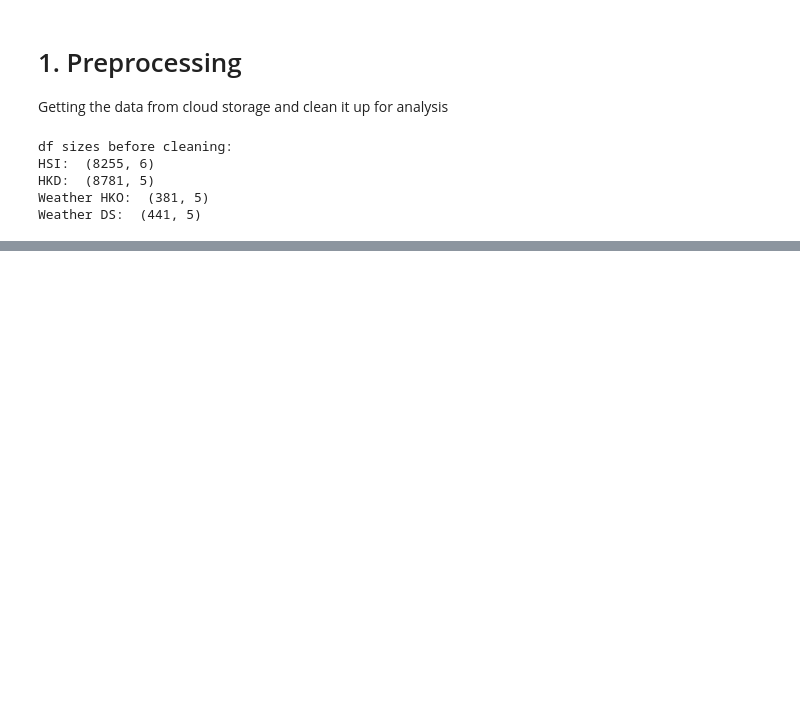
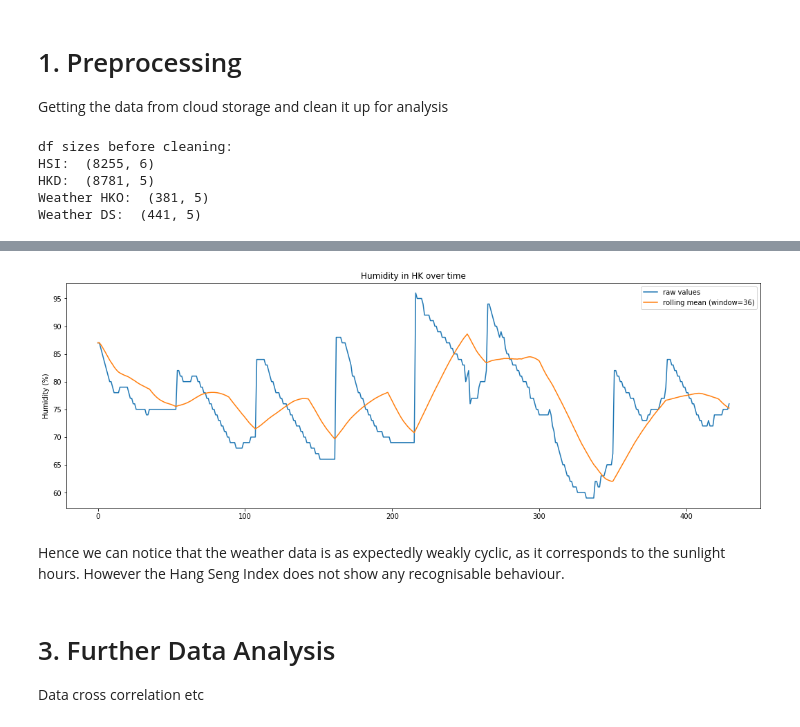
Before and after one commit to gornus/SIOT, a Jupyter notebook: data_analysis/data_analysis.ipynb, the cells around one changed output, grey strips where cells are left out. Cells and saved outputs as stored; diff of their text form; code cells hidden in the pictures; blank space fills up the shorter version.

```diff
--- a/data_analysis/data_analysis.ipynb
+++ b/data_analysis/data_analysis.ipynb
@@ -263,0 +306,18 @@ See the caveats in the documentation: http://pandas.pydata.org/pandas-docs/stabl
+# %%
+rolling_mean = WDS_cleaned['humidity'].rolling(window=36, min_periods=1).mean()
+# rolling_std = WDS_cleaned['humidity'].rolling(window = 36).std()
+
+fig3 = plt.figure(figsize = (18,6))
+plt.plot(WDS_cleaned['humidity'], label = "raw values")
+plt.plot(rolling_mean, label = "rolling mean (window=36)")
+plt.title("Humidity in HK over time")
+plt.ylabel("Humidity (%)")
+plt.legend()
+plt.show()
+# %% [output]
+[figure, added]
+# %% [markdown]
+Hence we can notice that the weather data is as expectedly weakly cyclic, as it corresponds to the sunlight hours. However the Hang Seng Index does not show any recognisable behaviour.
+# %% [markdown]
+# 3. Further Data Analysis
+Data cross correlation etc
```
Also changed, not shown: parts of 31 cells of this notebook, 5 other files.
